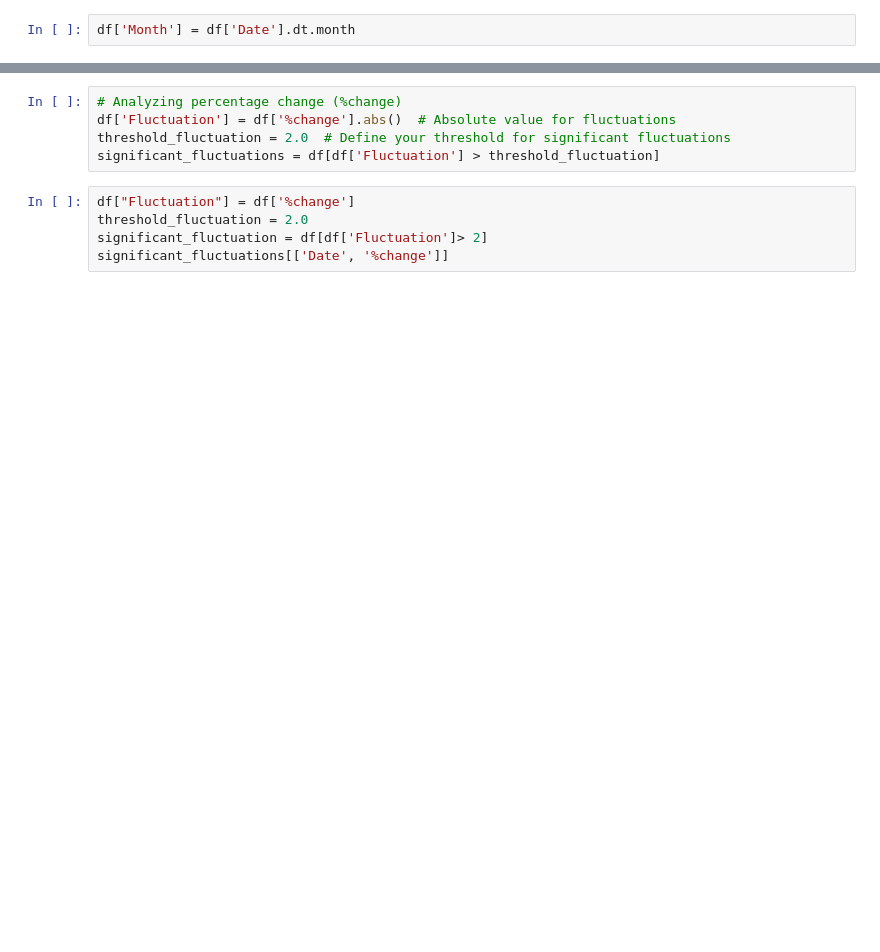
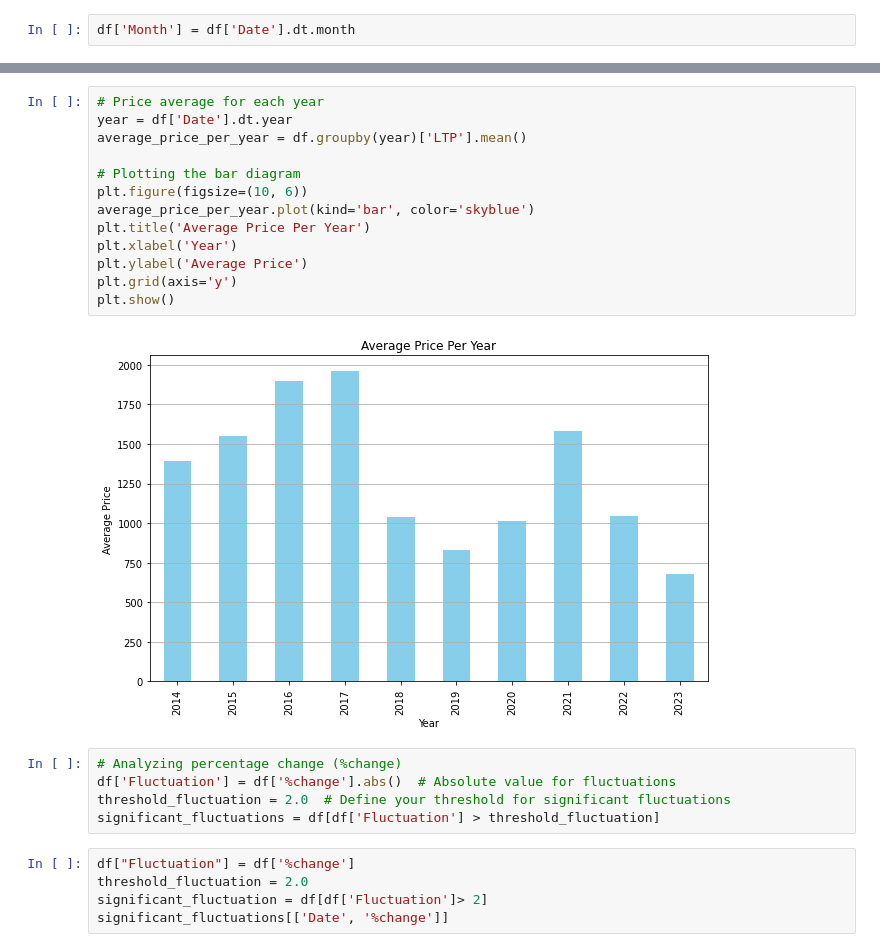
Before and after one commit to Twtamaris/stock_price_predictor, a Jupyter notebook: share_price.ipynb, the cells around one changed output, grey strips where cells are left out. Saved outputs shown, nothing was run; the diff lists cells and outputs as text; blank space fills up the shorter version.

```diff
--- a/share_price.ipynb
+++ b/share_price.ipynb
@@ -193,3 +193,18 @@ plt.show()
+# %%
+# Price average for each year
+year = df['Date'].dt.year
+average_price_per_year = df.groupby(year)['LTP'].mean()
+
+# Plotting the bar diagram
+plt.figure(figsize=(10, 6))
+average_price_per_year.plot(kind='bar', color='skyblue')
+plt.title('Average Price Per Year')
+plt.xlabel('Year')
+plt.ylabel('Average Price')
+plt.grid(axis='y')
+plt.show()
+# %% [output]
+[figure, added]
 # %%
 # Analyzing percentage change (%change)
 df['Fluctuation'] = df['%change'].abs()  # Absolute value for fluctuations
```
Also changed, not shown: parts of 39 cells of this notebook, 2 other files.
